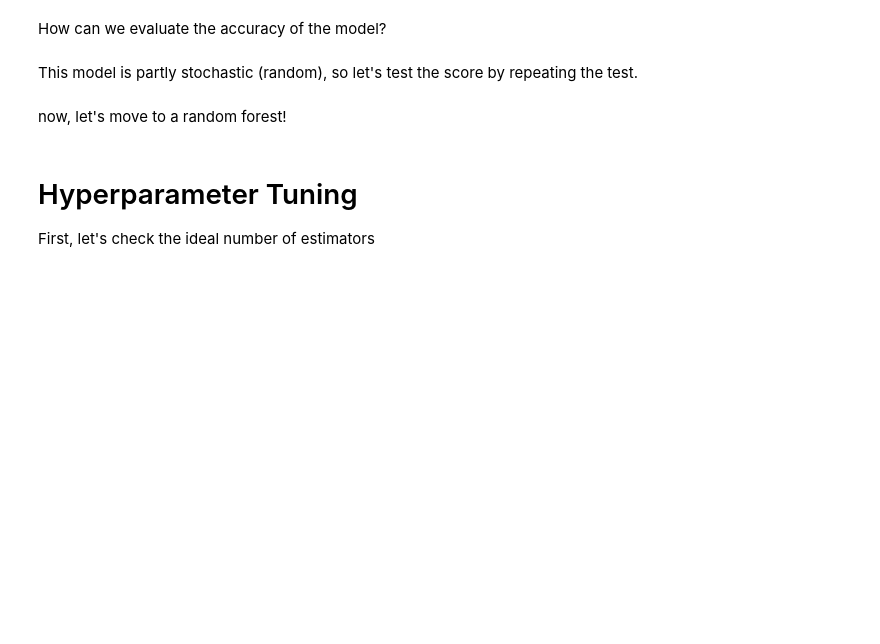
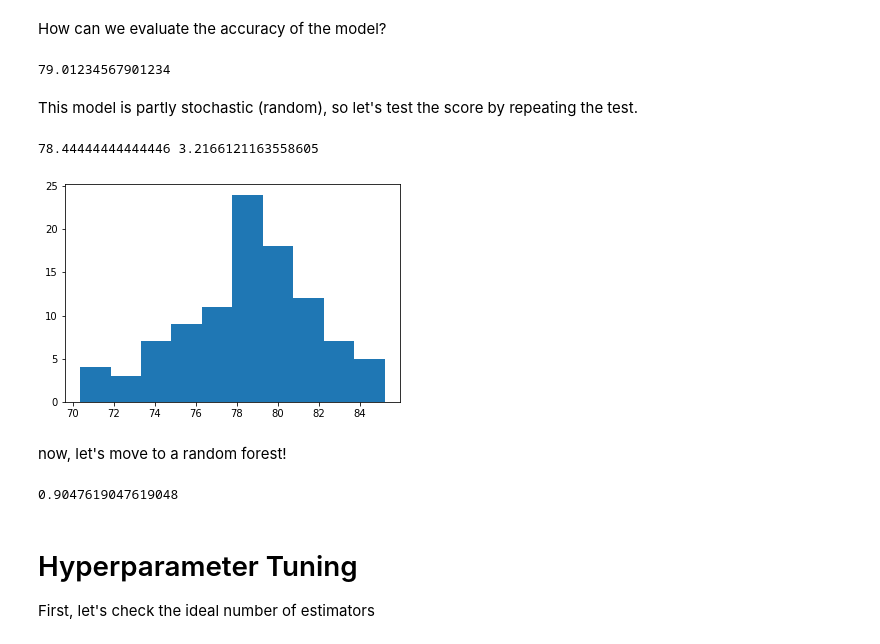
Before and after one commit to croppers/ml_classification_workshop, a Jupyter notebook: lesson_2/lesson_2_blank.ipynb, the cells around one changed output. Cells and saved outputs as stored; diff of their text form; code cells hidden in the pictures; blank space fills up the shorter version.

```diff
--- a/lesson_2/lesson_2_blank.ipynb
+++ b/lesson_2/lesson_2_blank.ipynb
@@ -13,3 +10,6 @@ from sklearn.metrics import classification_report,confusion_matrix,accuracy_scor
 First, let's read in the data to see what we're working with...
 
 (we will not use "Number" for this tutorial to keep things simple)
+# %%
+df = pd.read_csv('data/kyphosis.csv').drop('Number', axis = 1)
+df
@@ -18,6 +54,41 @@ Start with a simple decision tree...
 # %% [markdown]
 How can we evaluate the accuracy of the model?
+# %%
+kyphosis_pred = []
+
+for data in df.values:
+    prediction = simple_tree(data[1], data[2])
+    actual = data[0] == 'present'
+    if prediction == actual: # our decision tree model made the right call
+        kyphosis_pred.append(1)
+    if prediction != actual: # our decision tree mdoel missed the mark
+        kyphosis_pred.append(0)
+
+100*np.sum(kyphosis_pred)/len(kyphosis_pred)
+# %% [output]
+79.01234567901234
 # %% [markdown]
 This model is partly stochastic (random), so let's test the score by repeating the test.
+# %%
+def get_accuracy():
+    kyphosis_pred = []
+    for data in df.values:
+        prediction = simple_tree(data[1], data[2])
+        actual = data[0] == 'present'
+        if prediction == actual: # our decision tree model made the right call
+            kyphosis_pred.append(1)
+        if prediction != actual: # our decision tree mdoel missed the mark
+            kyphosis_pred.append(0)
+    return 100*np.sum(kyphosis_pred)/len(kyphosis_pred)
+
+accuracy_scores = []
+for i in range(100):
+    accuracy_scores.append(get_accuracy())
+
+plt.hist(accuracy_scores)
+print(np.mean(accuracy_scores), np.std(accuracy_scores))
+# %% [output]
+78.44444444444446 3.2166121163558605
+[figure, added]
 # %% [markdown]
 now, let's move to a random forest!
@@ -24,3 +100,9 @@ now, let's move to a random forest!
+# %%
+random_forest = RandomForestClassifier() # creating a new random forest model
+random_forest.fit(X_train, y_train) # train the model on the training dataset
+random_forest.score(X_test, y_test) # give an accuracy score, similar to what we made for the decision tree
+# %% [output]
+0.9047619047619048
 # %% [markdown]
 # Hyperparameter Tuning
 First, let's check the ideal number of estimators
```
Also changed, not shown: parts of 6 cells of this notebook.
